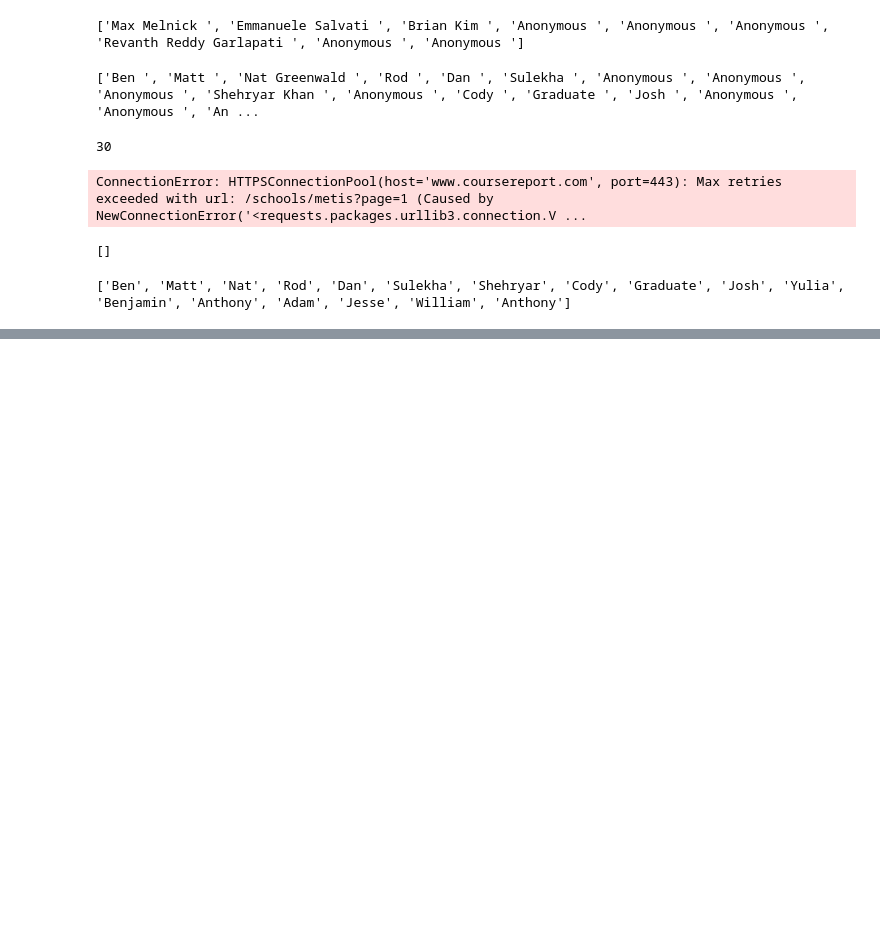
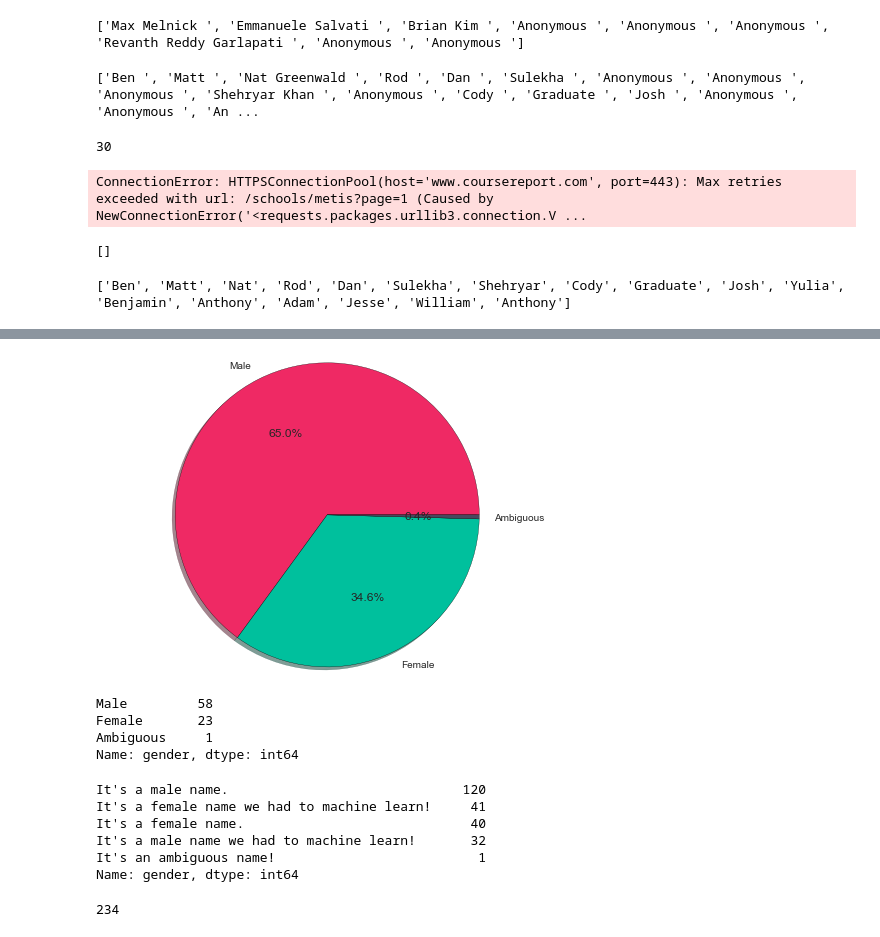
Before and after one commit to Rogerh91/Springboard-DS2, a Jupyter notebook: Springboard DS2 Capstone Project - Diversity in Bootcamps.ipynb, the cells around one changed output, grey strips where cells are left out. Drawn from its saved outputs; the diff is of its cells as text; code cells hidden in the pictures; blank space fills up the shorter version.

```diff
--- a/Springboard DS2 Capstone Project - Diversity in Bootcamps.ipynb
+++ b/Springboard DS2 Capstone Project - Diversity in Bootcamps.ipynb
@@ -578,0 +522,20 @@ for x in galvanize:
+# %%
+springdict = {}
+def namelook(nameslot):
+    namelistit = [(name, lookup(name)) for name in nameslot]
+    springna, springgender = zip(*namelistit)
+    springdict = {"name": springna, "gender":springgender}
+    springs = pd.DataFrame(springdict)
+    mf = {"It's a female name we had to machine learn!" : "Female",
+      "It's a female name." : "Female",
+      "It's a male name we had to machine learn!" : "Male",
+      "It's a male name." : "Male",
+      "It's an ambiguous name!" : "Ambiguous"
+      }
+    springclean = springs.replace({"gender" : mf})
+    springclean.gender.value_counts()
+    labels = ["Male", "Female", "Ambiguous"]
+    colors = ['#ef2964', '#00c09d', '#48485e', '#a4a4af', '#2ca893', '#7d7f89', '#efeff6']
+    plt.pie(springclean.gender.value_counts(), autopct='%1.1f%%', shadow= True, colors = colors, labels = labels)
+    plt.axis('equal')
+    plt.show()
@@ -625,0 +626,3 @@ dtype: int64
+# %%
+springboard = pd.read_csv("springboarddatastudents.csv")
+springboard = springboard.dropna(subset=['first_name'])
@@ -625,0 +638,6 @@ dtype: int64
+# %%
+springboardname = list(springboard["first_name"])
+# %%
+namelook(springboardname)
+# %% [output]
+[figure, added]
@@ -625,0 +646,14 @@ dtype: int64
+# %%
+mf = {"It's a female name we had to machine learn!" : "Female",
+      "It's a female name." : "Female",
+      "It's a male name we had to machine learn!" : "Male",
+      "It's a male name." : "Male",
+      "It's an ambiguous name!" : "Ambiguous"
+      }
+springclean = springs.replace({"gender" : mf})
+springclean.gender.value_counts()
+# %% [output]
+Male         58
+Female       23
+Ambiguous     1
+Name: gender, dtype: int64
@@ -625,0 +665,13 @@ dtype: int64
+# %%
+springs.gender.value_counts()
+# %% [output]
+It's a male name.                              120
+It's a female name we had to machine learn!     41
+It's a female name.                             40
+It's a male name we had to machine learn!       32
+It's an ambiguous name!                          1
+Name: gender, dtype: int64
+# %%
+len(springs.name)
+# %% [output]
+234
```
Also changed, not shown: parts of 52 cells of this notebook, 1 other file.
